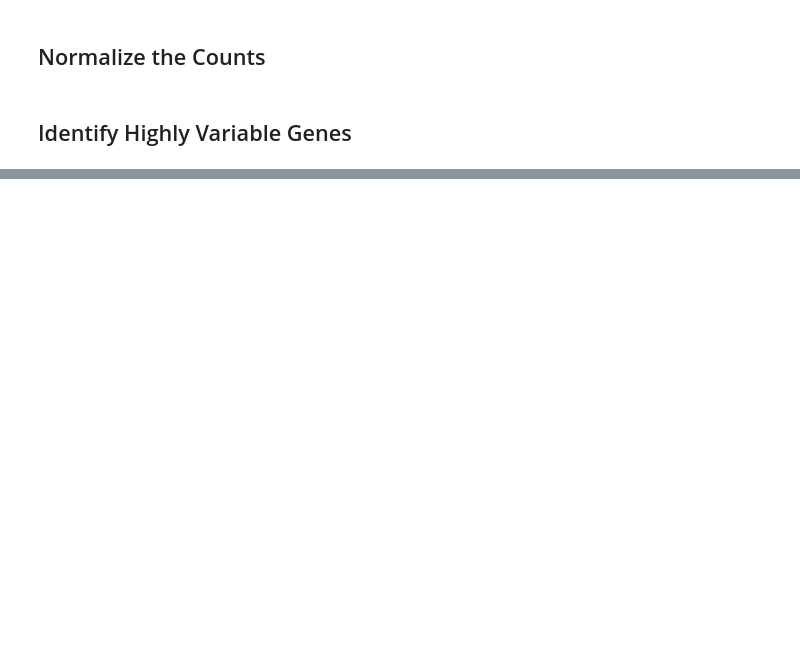
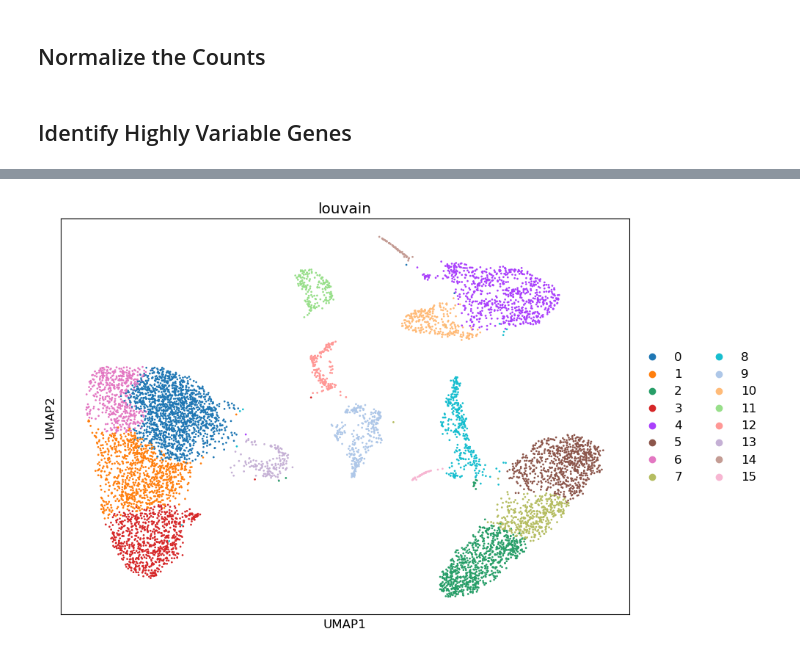
Before and after one commit to owenzel/neuro120-project, a Jupyter notebook: Stroke.ipynb, the cells around one changed output, grey strips where cells are left out. Saved outputs shown, nothing was run; the diff lists cells and outputs as text; code cells hidden in the pictures; blank space fills up the shorter version.

Commit message:
Continued with analysis instructions through UMAP

```diff
--- a/Stroke.ipynb
+++ b/Stroke.ipynb
@@ -227,0 +257,5 @@ sc.pl.highly_variable_genes(adata_stroke1)
+# %%
+fig, ax = plt.subplots(figsize=(10, 7))
+sc.pl.umap(adata_stroke1, color='louvain', ax=ax)
+# %% [output]
+[figure, added]
```
Also changed, not shown: parts of 12 cells of this notebook.
